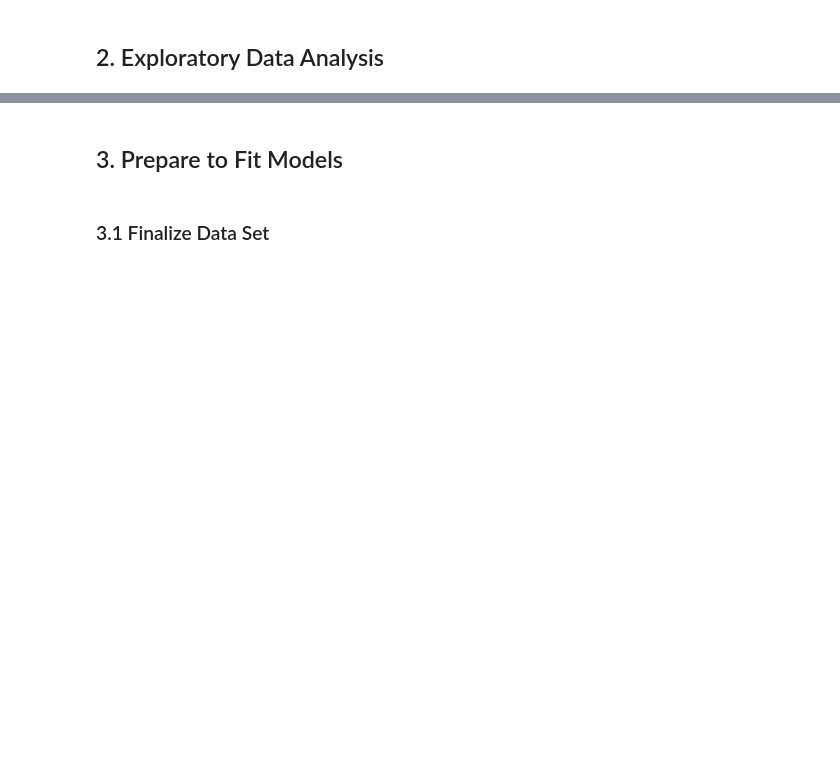
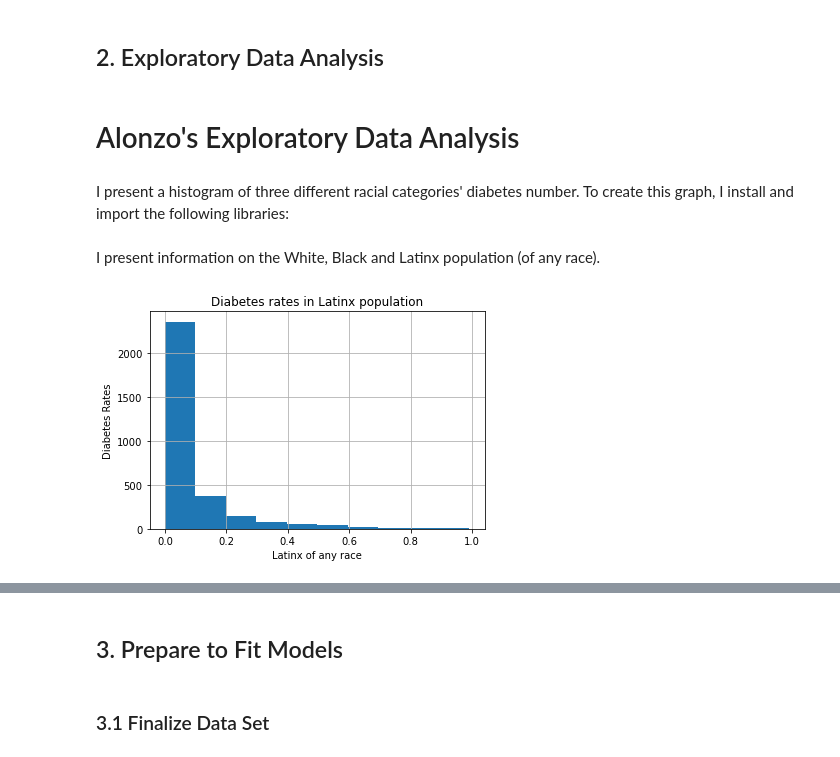
Before and after one commit to alonzoack/CSS_Project2_Group5, a Jupyter notebook: Project 2 Students.ipynb, the cells around one changed output, grey strips where cells are left out. Drawn from its saved outputs; the diff is of its cells as text; code cells hidden in the pictures; blank space fills up the shorter version.

Commit message:
Histograms

```diff
--- a/Project 2 Students.ipynb
+++ b/Project 2 Students.ipynb
@@ -191,0 +190,4 @@ diabetes = diabetes.drop(columns=(duplicateColumnNames))
+# %% [markdown]
+# Alonzo's Exploratory Data Analysis
+# %% [markdown]
+I present a histogram of three different racial categories' diabetes number. To create this graph, I install and import the following libraries:
@@ -191,0 +197,12 @@ diabetes = diabetes.drop(columns=(duplicateColumnNames))
+# %% [markdown]
+I present information on the White, Black and Latinx population (of any race).
+# %%
+diabetes.hist('hispanic or latino and race_total population_hispanic or latino (of any race)')
+plt.title('Diabetes rates in Latinx population')
+plt.xlabel('Latinx of any race')
+plt.ylabel('Diabetes Rates')
+
+# Show plot
+plt.show()
+# %% [output]
+[figure, added]
```
Also changed, not shown: parts of 7 cells of this notebook.
